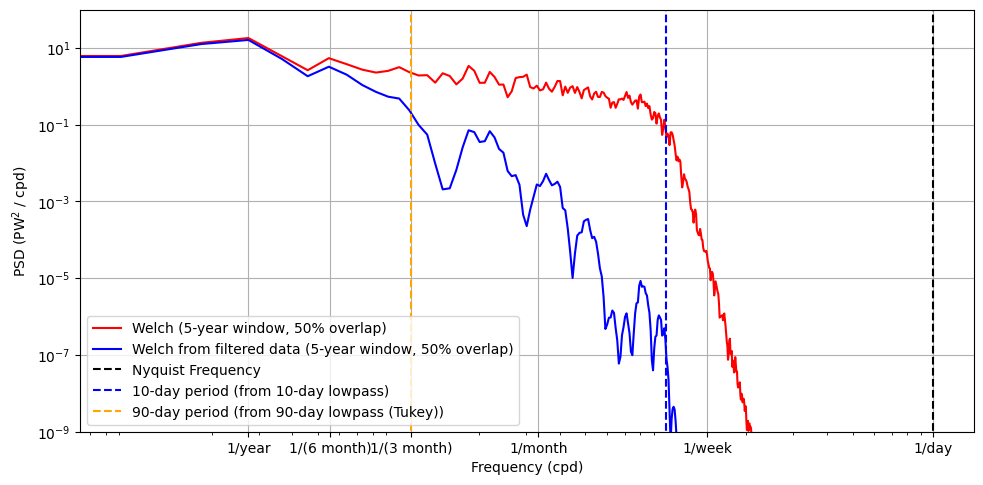
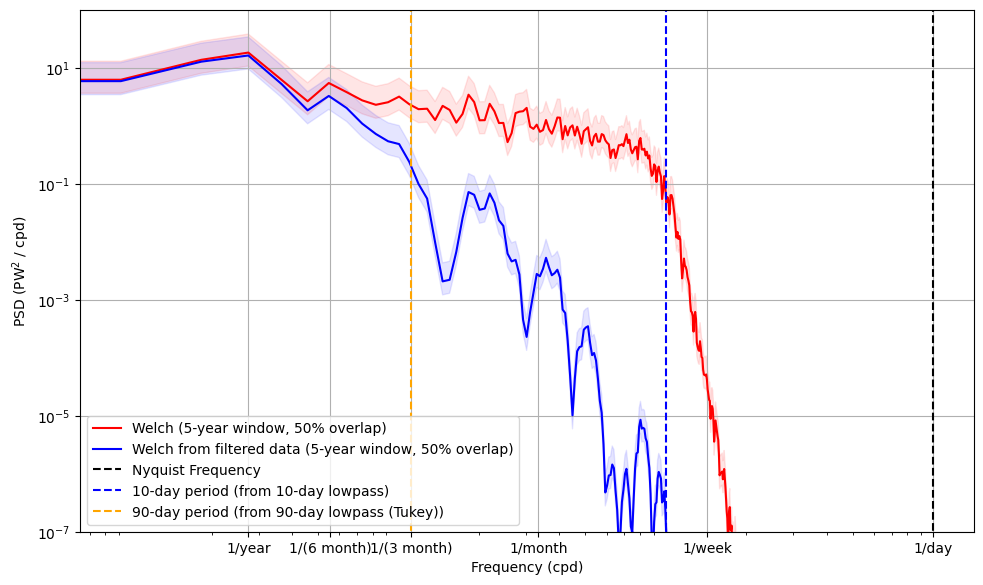
Code edit (unified diff) that turned the first committed figure into the second:
--- before
+++ after
@@ -1,5 +1,7 @@
-plt.figure(figsize=[10,5])
+plt.figure(figsize=[10,6])
 plt.loglog(freq2,psd2, color = "red", label = "Welch (5-year window, 50% overlap)")
 plt.loglog(freq_filtered,psd_filtered, color = "blue", label = "Welch from filtered data (5-year window, 50% overlap)")
+plt.fill_between(freq2, psd2*low_chi2,psd2*high_chi2, alpha = 0.1, color ="red")
+plt.fill_between(freq2, psd_filtered*low_chi2,psd_filtered*high_chi2, alpha = 0.1, color ="blue")
 #plt.loglog(freq,psd, color = "k", alpha = 0.3, label = "Periodogram") # Periodogram, not needed here
 plt.grid()
@@ -13,5 +15,5 @@
 plt.vlines(1/90,0,1e5,color = "orange", ls = "--", label = "90-day period (from 90-day lowpass (Tukey))")
 #plt.vlines(1/(365*3),0,1e5,color = "orange", ls = "--", label = "5-year period (from Welch's method)")
-plt.ylim(1e-9,1e2)
+plt.ylim(1e-7,1e2)
 plt.legend()
 plt.savefig("../figures/mocha_PSD_MHT.pdf")

Commit: tentative final repo